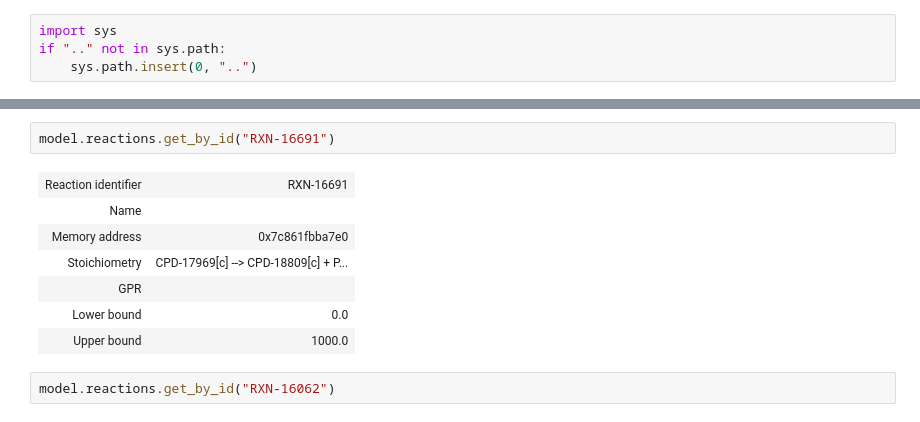
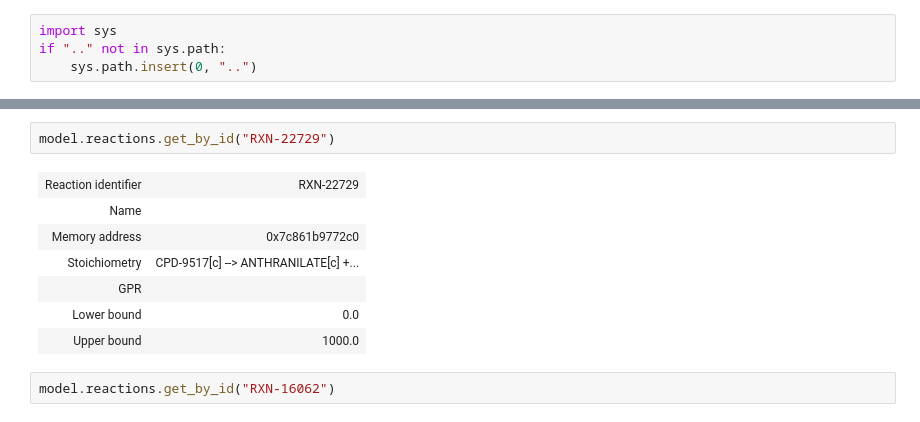
Before and after one commit to C-CoMP-STC/rpom-fba, a Jupyter notebook: notebooks/gap_filling_detection.ipynb, the cells around one changed output, grey strips where cells are left out. Drawn from its saved outputs; the diff is of its cells as text.

```diff
--- a/notebooks/gap_filling_detection.ipynb
+++ b/notebooks/gap_filling_detection.ipynb
@@ -139,10 +130,10 @@ model.reactions.get_by_id("RXN-7745")
 # %%
-model.reactions.get_by_id("RXN-16691")
+model.reactions.get_by_id("RXN-22729")
 # %% [output]
-| Reaction identifier | RXN-16691 |
+| Reaction identifier | RXN-22729 |
 | Name |  |
-| Memory address | 0x7c861fbba7e0 |
-| Stoichiometry | CPD-17969[c] --> CPD-18809[c] + P... |
+| Memory address | 0x7c861b9772c0 |
+| Stoichiometry | CPD-9517[c] --> ANTHRANILATE[c] +... |
 | GPR |  |
 | Lower bound | 0.0 |
 | Upper bound | 1000.0 |
```
Also changed, not shown: parts of 6 cells of this notebook, 7 other files.
